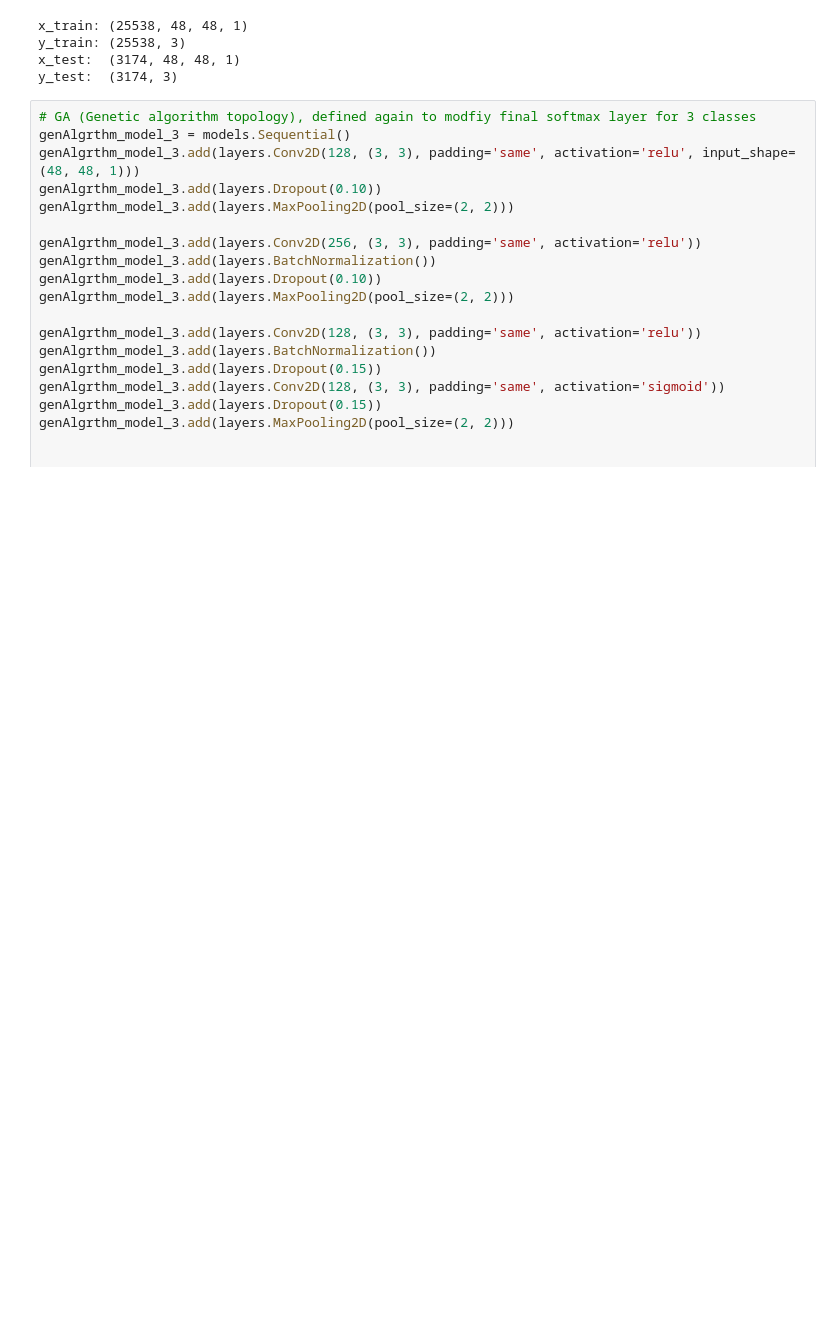
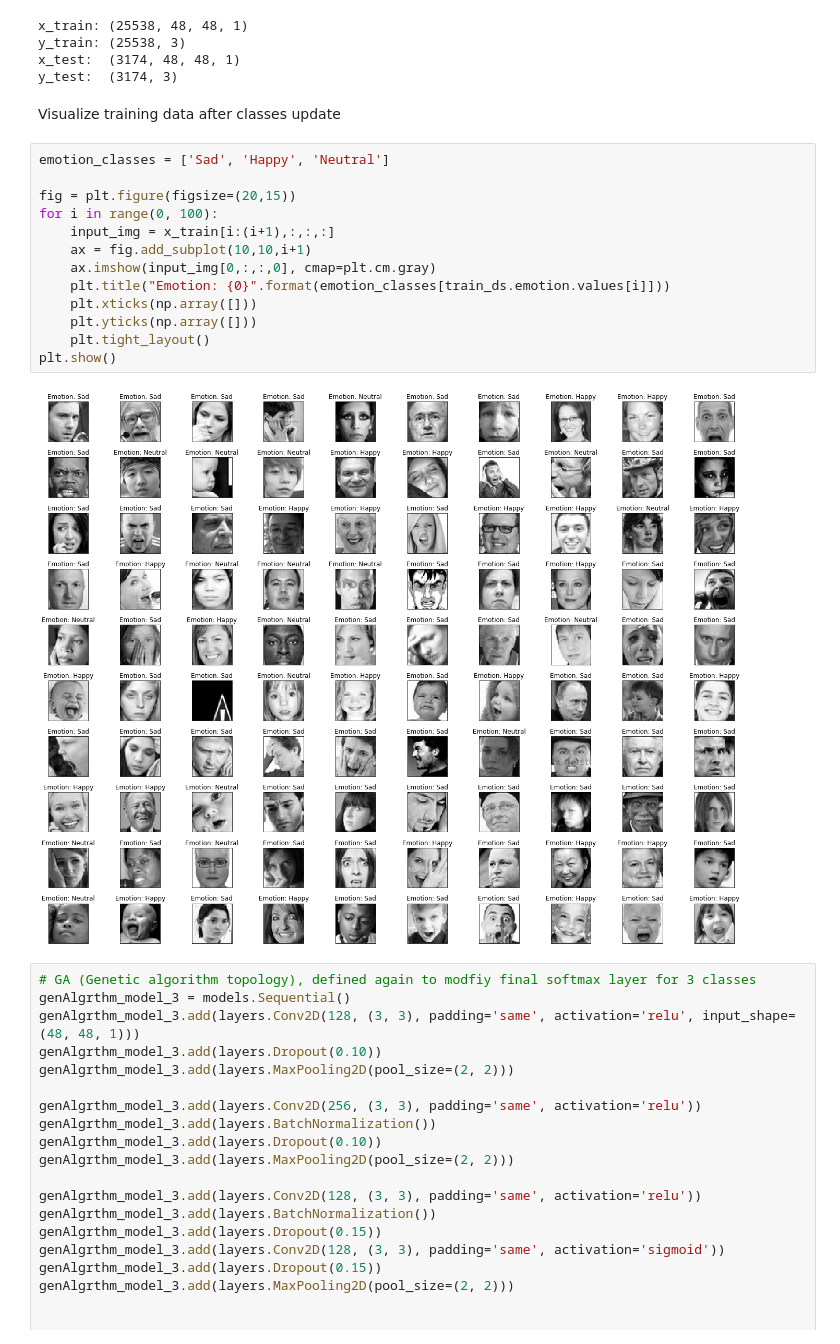
Before and after one commit to fparisk/MP6122_Reconocimiento_de_Patrones, a Jupyter notebook: proyecto/cnn_03.ipynb, the cells around one changed output. Cells and saved outputs as stored; diff of their text form; blank space fills up the shorter version.

```diff
--- a/proyecto/cnn_03.ipynb
+++ b/proyecto/cnn_03.ipynb
@@ -338,6 +338,23 @@ x_train: (25538, 48, 48, 1)
 y_train: (25538, 3)
 x_test:  (3174, 48, 48, 1)
 y_test:  (3174, 3)
+# %% [markdown]
+Visualize training data after classes update
+# %%
+emotion_classes = ['Sad', 'Happy', 'Neutral']
+
+fig = plt.figure(figsize=(20,15))
+for i in range(0, 100):
+    input_img = x_train[i:(i+1),:,:,:]
+    ax = fig.add_subplot(10,10,i+1)
+    ax.imshow(input_img[0,:,:,0], cmap=plt.cm.gray)
+    plt.title("Emotion: {0}".format(emotion_classes[train_ds.emotion.values[i]]))
+    plt.xticks(np.array([]))
+    plt.yticks(np.array([]))
+    plt.tight_layout()
+plt.show()
+# %% [output]
+[figure, added]
 # %%
 # GA (Genetic algorithm topology), defined again to modfiy final softmax layer for 3 classes
 genAlgrthm_model_3 = models.Sequential()
```
